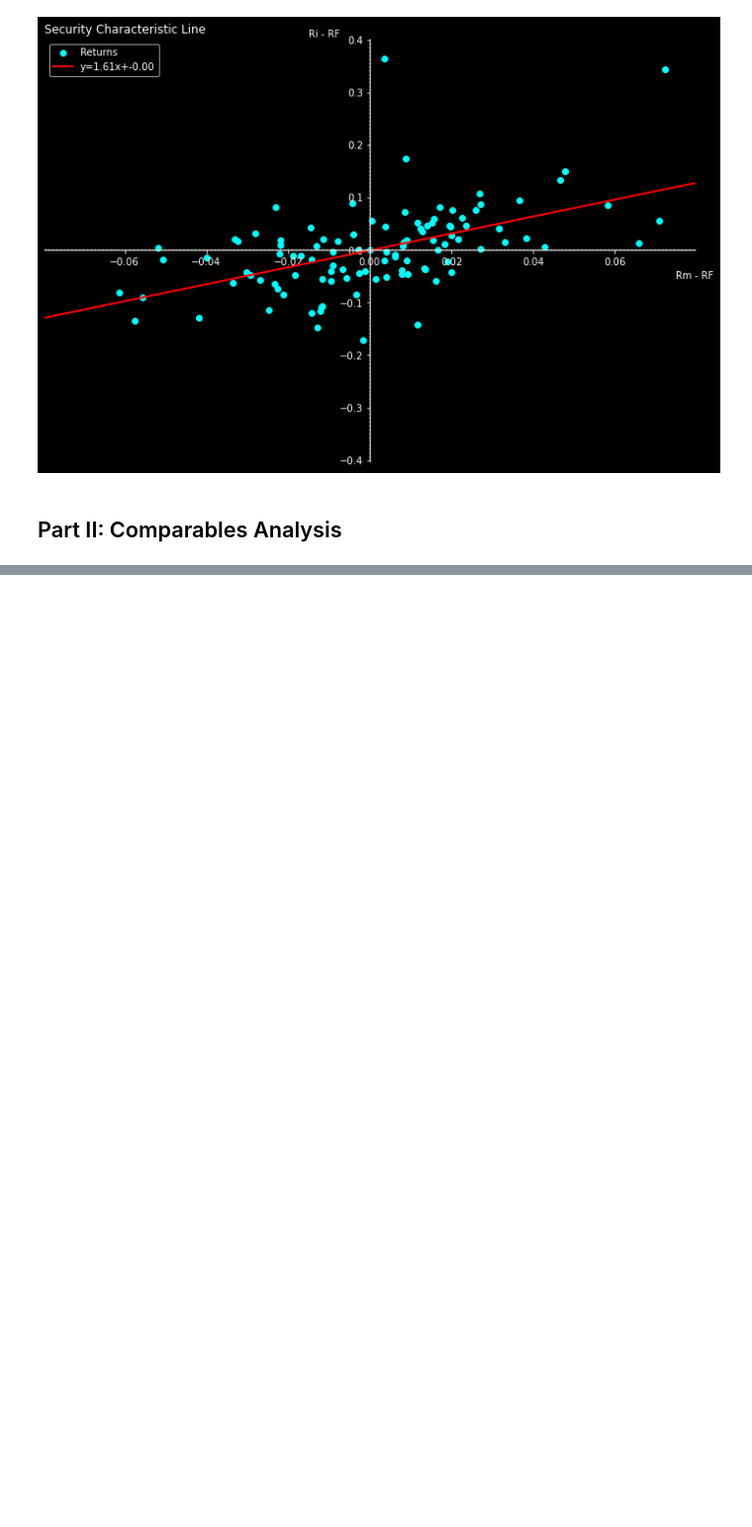
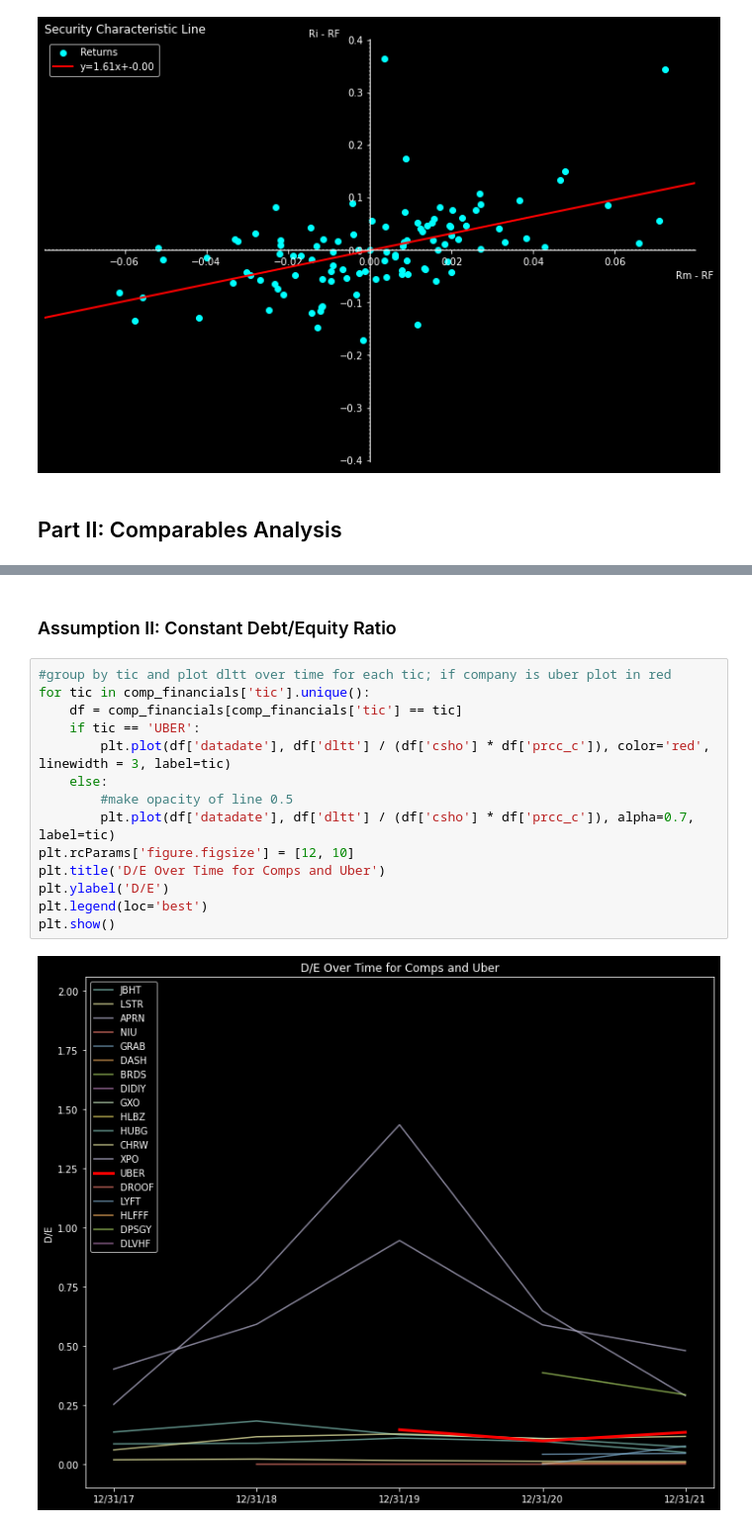
Before and after one commit to acremins1/SCL-and-Comps-Analysis, a Jupyter notebook: scl_analysis.ipynb, the cells around one changed output, grey strips where cells are left out. Shown at 99% size. Drawn from its saved outputs; the diff is of its cells as text; blank space fills up the shorter version.

```diff
--- a/scl_analysis.ipynb
+++ b/scl_analysis.ipynb
@@ -191,0 +294,18 @@ Comps:
+# %% [markdown]
+### Assumption II: Constant Debt/Equity Ratio
+# %%
+#group by tic and plot dltt over time for each tic; if company is uber plot in red
+for tic in comp_financials['tic'].unique():
+    df = comp_financials[comp_financials['tic'] == tic]
+    if tic == 'UBER':
+        plt.plot(df['datadate'], df['dltt'] / (df['csho'] * df['prcc_c']), color='red', linewidth = 3, label=tic)
+    else:
+        #make opacity of line 0.5
+        plt.plot(df['datadate'], df['dltt'] / (df['csho'] * df['prcc_c']), alpha=0.7, label=tic)
+plt.rcParams['figure.figsize'] = [12, 10]
+plt.title('D/E Over Time for Comps and Uber')
+plt.ylabel('D/E')
+plt.legend(loc='best')
+plt.show()
+# %% [output]
+[figure, added]
```
Also changed, not shown: parts of 44 cells of this notebook.
